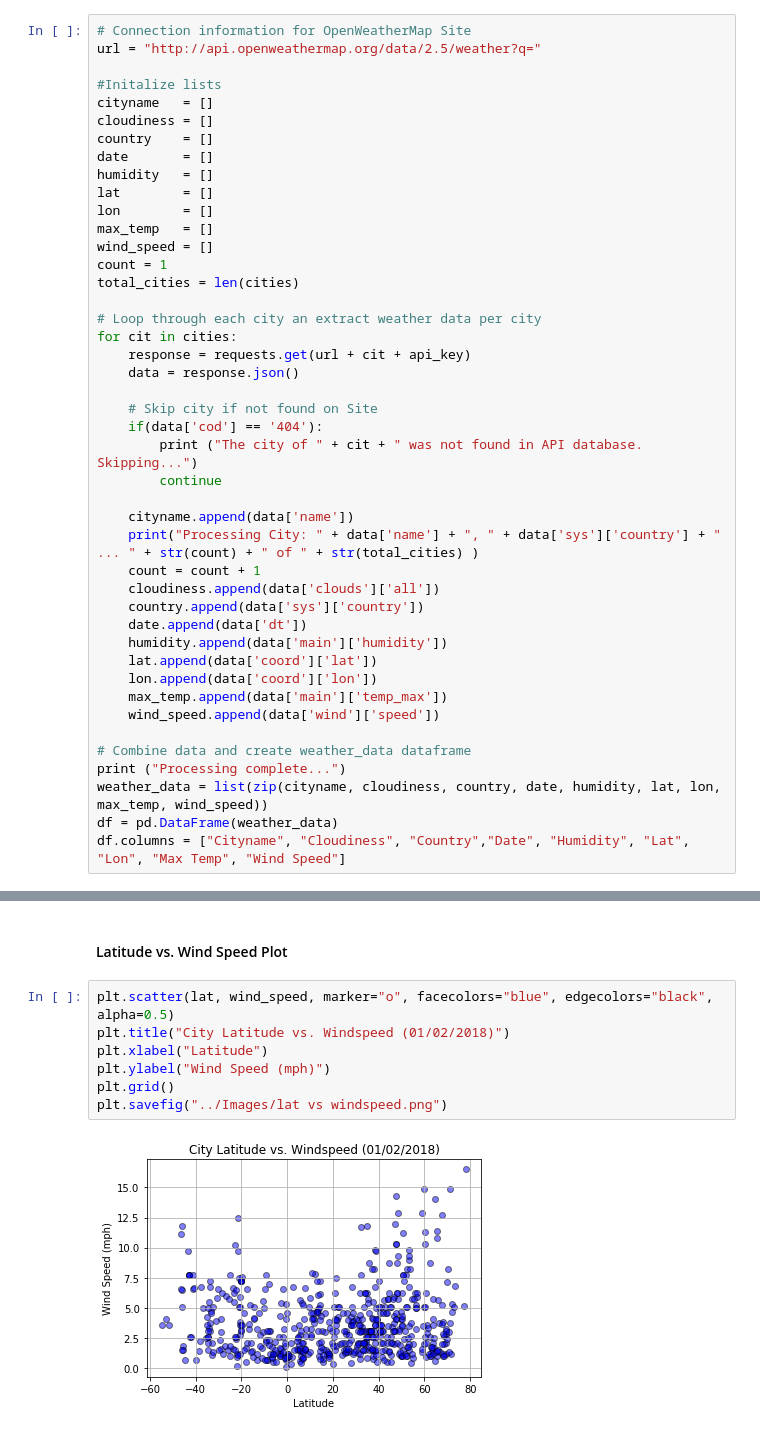
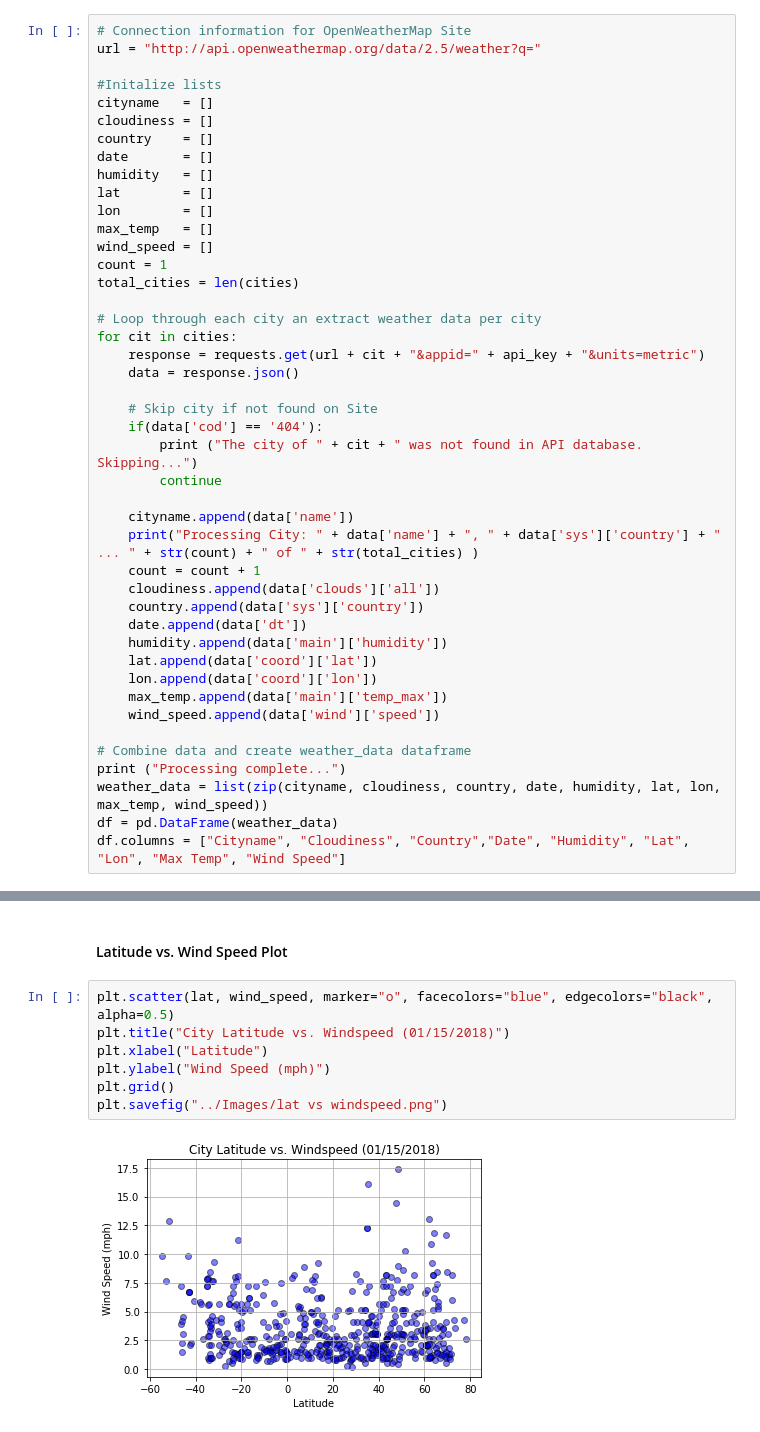
Before and after one commit to bpaynich/Homework-6---Python-APIs, a Jupyter notebook: WeatherPy - final.ipynb, the cells around one changed output, grey strips where cells are left out. Cells and saved outputs as stored; diff of their text form.

```diff
--- a/WeatherPy - final.ipynb
+++ b/WeatherPy - final.ipynb
@@ -80,7 +79,7 @@ total_cities = len(cities)
 
 # Loop through each city an extract weather data per city
 for cit in cities:
-    response = requests.get(url + cit + api_key)
+    response = requests.get(url + cit + "&appid=" + api_key + "&units=metric")
     data = response.json()
 
     # Skip city if not found on Site
@@ -188,10 +187,10 @@ plt.savefig("../Images/lat_vs_cloudiness.png")
 #### Latitude vs. Wind Speed Plot
 # %%
 plt.scatter(lat, wind_speed, marker="o", facecolors="blue", edgecolors="black", alpha=0.5)
-plt.title("City Latitude vs. Windspeed (01/02/2018)")
+plt.title("City Latitude vs. Windspeed (01/15/2018)")
 plt.xlabel("Latitude")
 plt.ylabel("Wind Speed (mph)")
 plt.grid()
 plt.savefig("../Images/lat vs windspeed.png")
 # %% [output]
-[figure, old version]
+[figure, new version]
```
Also changed, not shown: parts of 9 cells of this notebook.
